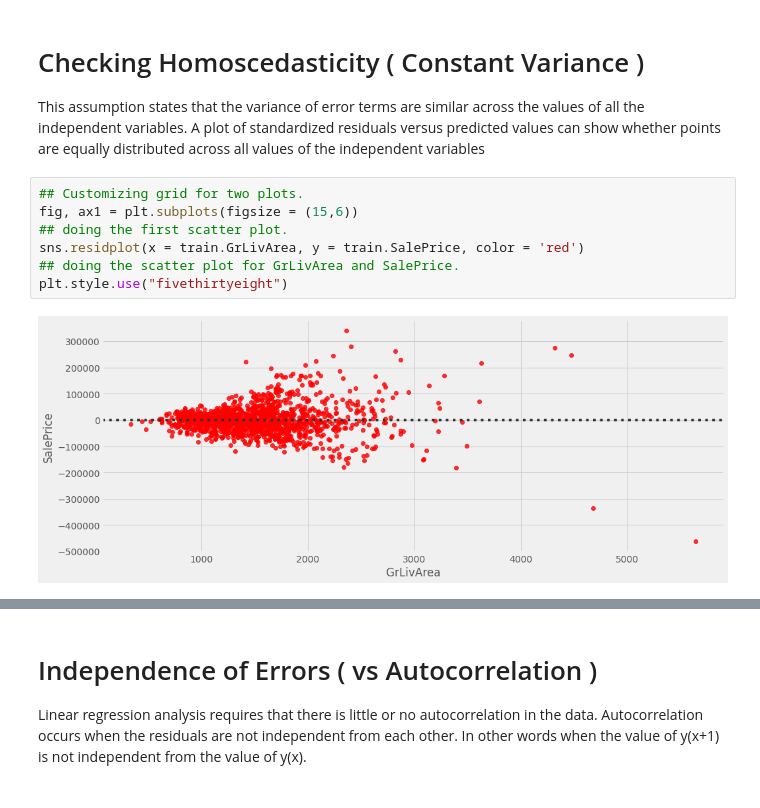
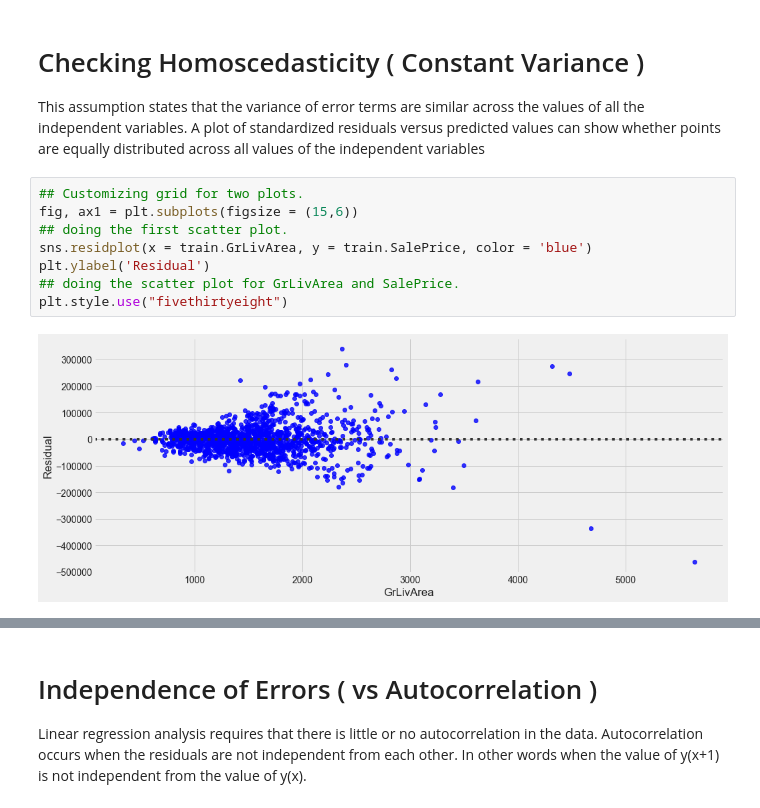
Before and after one commit to kennybagzz/Iowa-House-Prices-Prediction, a Jupyter notebook: house-prices-advanced-regression-techniques/EDA.ipynb, the cells around one changed output, grey strips where cells are left out. Cells and saved outputs as stored; diff of their text form.

```diff
--- a/house-prices-advanced-regression-techniques/EDA.ipynb
+++ b/house-prices-advanced-regression-techniques/EDA.ipynb
@@ -139,12 +147,13 @@ This assumption states that the variance of error terms are similar across the v
 # %%
 ## Customizing grid for two plots.
 fig, ax1 = plt.subplots(figsize = (15,6))
 ## doing the first scatter plot.
-sns.residplot(x = train.GrLivArea, y = train.SalePrice, color = 'red')
+sns.residplot(x = train.GrLivArea, y = train.SalePrice, color = 'blue')
+plt.ylabel('Residual')
 ## doing the scatter plot for GrLivArea and SalePrice.
 plt.style.use("fivethirtyeight")
 # %% [output]
-[figure, old version]
+[figure, new version]
 # %%
 fig, (ax1, ax2) = plt.subplots(figsize = (15,6),
                                ncols=2,
```
Also changed, not shown: parts of 17 cells of this notebook, 2 other files.
